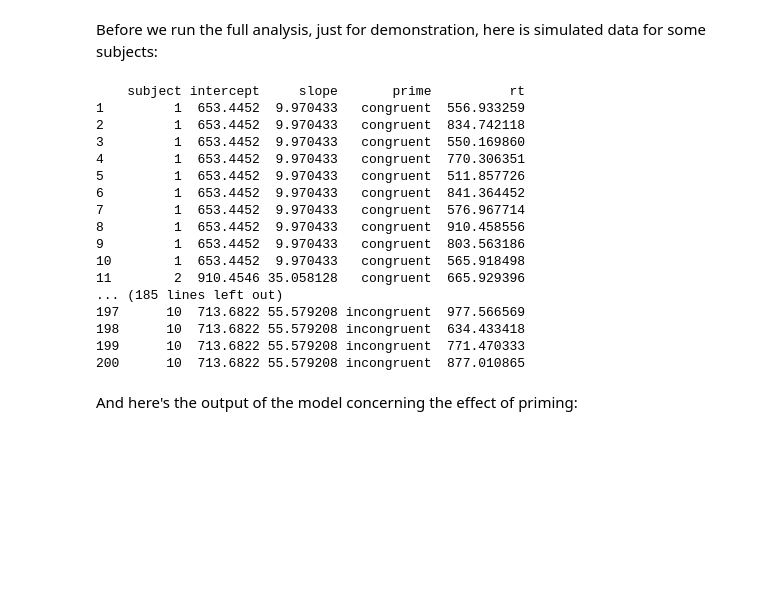
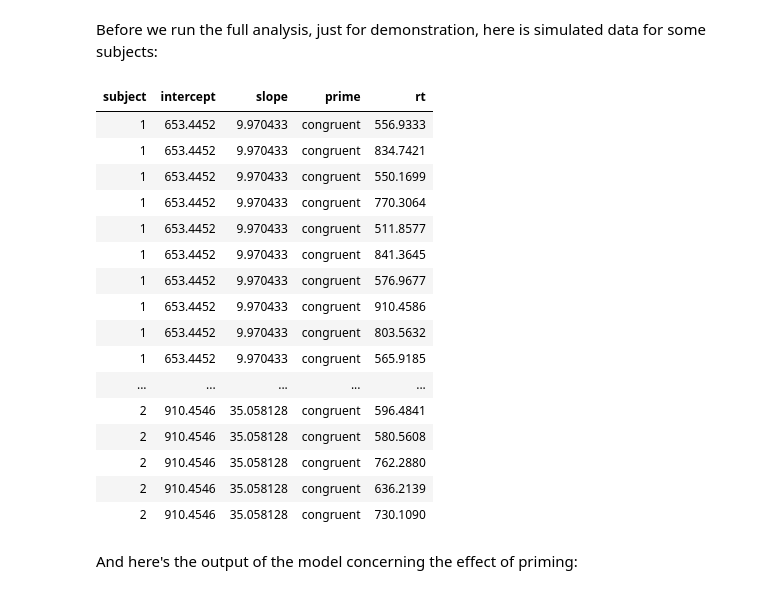
Before and after one commit to CoAxLab/DataSciencePsychNeuro, a Jupyter notebook: Tutorials/Tutorial9_PowerAnalysesThroughSimulations.ipynb, the cells around one changed output. Drawn from its saved outputs; the diff is of its cells as text; code cells hidden in the pictures; blank space fills up the shorter version.

```diff
--- a/Tutorials/Tutorial9_PowerAnalysesThroughSimulations.ipynb
+++ b/Tutorials/Tutorial9_PowerAnalysesThroughSimulations.ipynb
@@ -242,25 +242,25 @@ Before we run the full analysis, just for demonstration, here is simulated data
 # %%
 set.seed(8923332)
 dat <- simulate_data(10, 10, 700, 50, 100,50,200)
-print(dat)
+head(dat, n=20)
 # %% [output]
-    subject intercept     slope       prime          rt
-1         1  653.4452  9.970433   congruent  556.933259
-2         1  653.4452  9.970433   congruent  834.742118
-3         1  653.4452  9.970433   congruent  550.169860
-4         1  653.4452  9.970433   congruent  770.306351
-5         1  653.4452  9.970433   congruent  511.857726
-6         1  653.4452  9.970433   congruent  841.364452
-7         1  653.4452  9.970433   congruent  576.967714
-8         1  653.4452  9.970433   congruent  910.458556
-9         1  653.4452  9.970433   congruent  803.563186
-10        1  653.4452  9.970433   congruent  565.918498
-11        2  910.4546 35.058128   congruent  665.929396
-... (185 lines left out)
-197      10  713.6822 55.579208 incongruent  977.566569
-198      10  713.6822 55.579208 incongruent  634.433418
-199      10  713.6822 55.579208 incongruent  771.470333
-200      10  713.6822 55.579208 incongruent  877.010865
+| subject | intercept | slope | prime | rt |
+| 1 | 653.4452 | 9.970433 | congruent | 556.9333 |
+| 1 | 653.4452 | 9.970433 | congruent | 834.7421 |
+| 1 | 653.4452 | 9.970433 | congruent | 550.1699 |
+| 1 | 653.4452 | 9.970433 | congruent | 770.3064 |
+| 1 | 653.4452 | 9.970433 | congruent | 511.8577 |
+| 1 | 653.4452 | 9.970433 | congruent | 841.3645 |
+| 1 | 653.4452 | 9.970433 | congruent | 576.9677 |
+| 1 | 653.4452 | 9.970433 | congruent | 910.4586 |
+| 1 | 653.4452 | 9.970433 | congruent | 803.5632 |
+| 1 | 653.4452 | 9.970433 | congruent | 565.9185 |
+| ... | ... | ... | ... | ... |
+| 2 | 910.4546 | 35.058128 | congruent | 596.4841 |
+| 2 | 910.4546 | 35.058128 | congruent | 580.5608 |
+| 2 | 910.4546 | 35.058128 | congruent | 762.2880 |
+| 2 | 910.4546 | 35.058128 | congruent | 636.2139 |
+| 2 | 910.4546 | 35.058128 | congruent | 730.1090 |
 # %% [markdown]
 And here's the output of the model concerning the effect of priming:
 # %%
```
